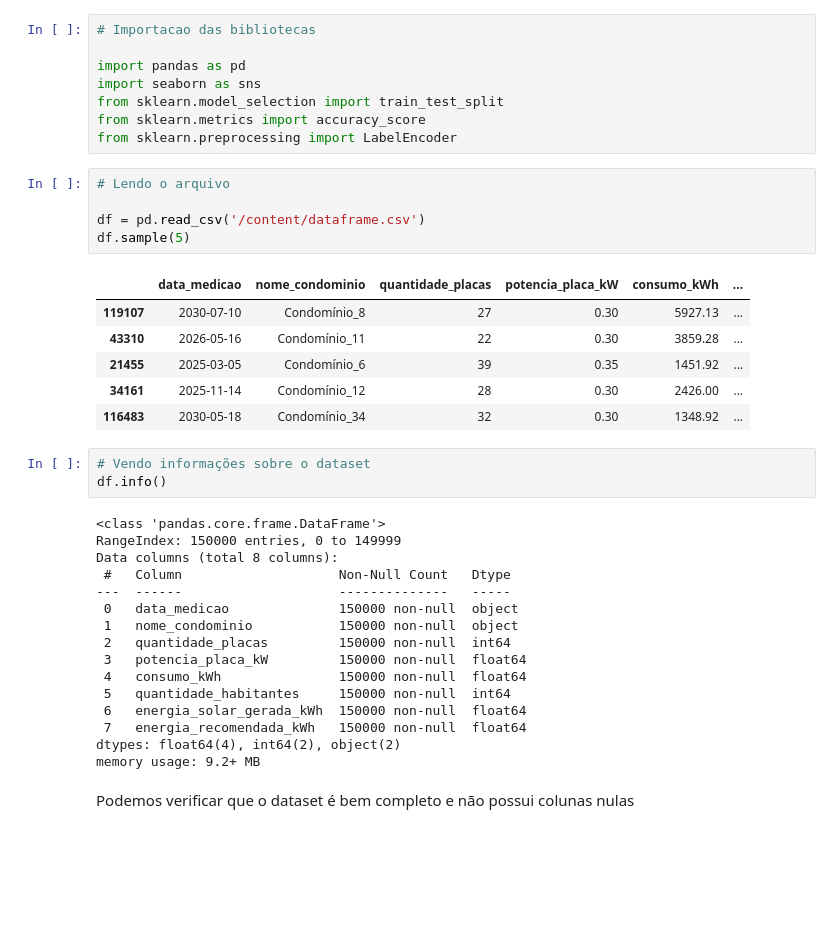
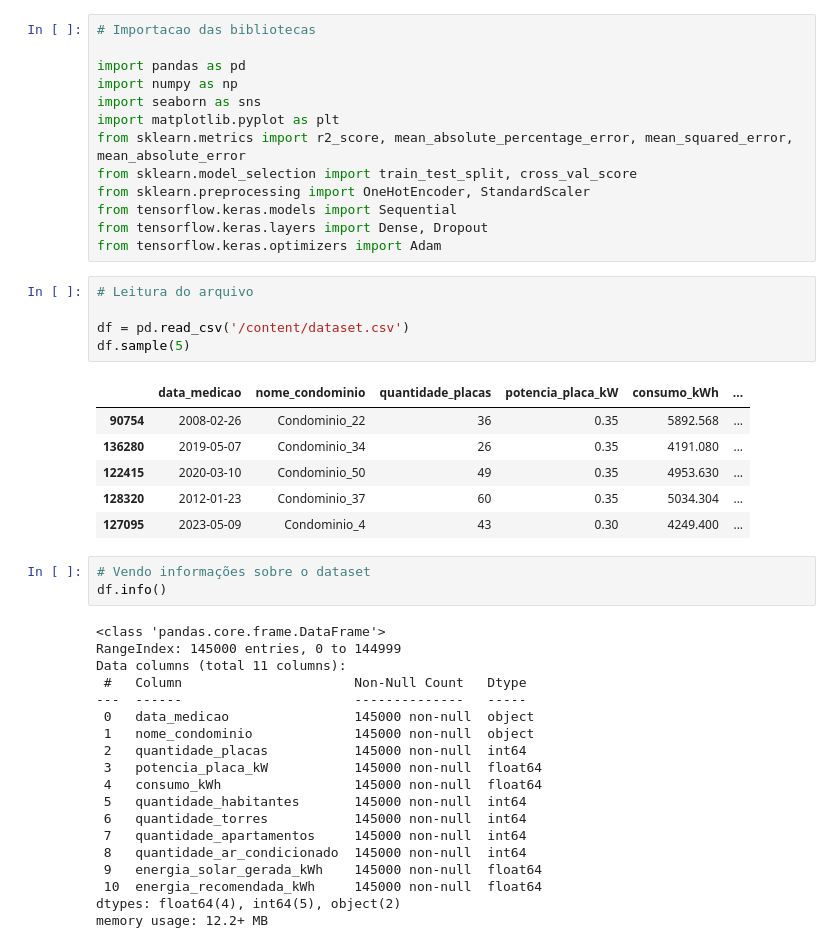
Before and after one commit to yagoluucas/modelo-regressao-energywise, a Jupyter notebook: modelo_regressao_energywise.ipynb, the cells around one changed output. Saved outputs shown, nothing was run; the diff lists cells and outputs as text; blank space fills up the shorter version.

Commit message:
atualizado arquivo jupyter com conclusão e base de dados

```diff
--- a/modelo_regressao_energywise.ipynb
+++ b/modelo_regressao_energywise.ipynb
@@ -2,40 +2,46 @@
 # Importacao das bibliotecas
 
 import pandas as pd
+import numpy as np
 import seaborn as sns
-from sklearn.model_selection import train_test_split
-from sklearn.metrics import accuracy_score
-from sklearn.preprocessing import LabelEncoder
+import matplotlib.pyplot as plt
+from sklearn.metrics import r2_score, mean_absolute_percentage_error, mean_squared_error, mean_absolute_error
+from sklearn.model_selection import train_test_split, cross_val_score
+from sklearn.preprocessing import OneHotEncoder, StandardScaler
+from tensorflow.keras.models import Sequential
+from tensorflow.keras.layers import Dense, Dropout
+from tensorflow.keras.optimizers import Adam
 # %%
-# Lendo o arquivo
+# Leitura do arquivo
 
-df = pd.read_csv('/content/dataframe.csv')
+df = pd.read_csv('/content/dataset.csv')
 df.sample(5)
 # %% [output]
 |  | data_medicao | nome_condominio | quantidade_placas | potencia_placa_kW | consumo_kWh | ... |
-| 119107 | 2030-07-10 | Condomínio_8 | 27 | 0.30 | 5927.13 | ... |
-| 43310 | 2026-05-16 | Condomínio_11 | 22 | 0.30 | 3859.28 | ... |
-| 21455 | 2025-03-05 | Condomínio_6 | 39 | 0.35 | 1451.92 | ... |
-| 34161 | 2025-11-14 | Condomínio_12 | 28 | 0.30 | 2426.00 | ... |
-| 116483 | 2030-05-18 | Condomínio_34 | 32 | 0.30 | 1348.92 | ... |
+| 90754 | 2008-02-26 | Condominio_22 | 36 | 0.35 | 5892.568 | ... |
+| 136280 | 2019-05-07 | Condominio_34 | 26 | 0.35 | 4191.080 | ... |
+| 122415 | 2020-03-10 | Condominio_50 | 49 | 0.35 | 4953.630 | ... |
+| 128320 | 2012-01-23 | Condominio_37 | 60 | 0.35 | 5034.304 | ... |
+| 127095 | 2023-05-09 | Condominio_4 | 43 | 0.30 | 4249.400 | ... |
 # %%
 # Vendo informações sobre o dataset
 df.info()
 # %% [output]
 <class 'pandas.core.frame.DataFrame'>
-RangeIndex: 150000 entries, 0 to 149999
-Data columns (total 8 columns):
- #   Column                    Non-Null Count   Dtype
----  ------                    --------------   -----
- 0   data_medicao              150000 non-null  object
- 1   nome_condominio           150000 non-null  object
- 2   quantidade_placas         150000 non-null  int64
- 3   potencia_placa_kW         150000 non-null  float64
- 4   consumo_kWh               150000 non-null  float64
- 5   quantidade_habitantes     150000 non-null  int64
- 6   energia_solar_gerada_kWh  150000 non-null  float64
- 7   energia_recomendada_kWh   150000 non-null  float64
-dtypes: float64(4), int64(2), object(2)
-memory usage: 9.2+ MB
+RangeIndex: 145000 entries, 0 to 144999
+Data columns (total 11 columns):
+ #   Column                      Non-Null Count   Dtype
+---  ------                      --------------   -----
+ 0   data_medicao                145000 non-null  object
+ 1   nome_condominio             145000 non-null  object
+ 2   quantidade_placas           145000 non-null  int64
+ 3   potencia_placa_kW           145000 non-null  float64
+ 4   consumo_kWh                 145000 non-null  float64
+ 5   quantidade_habitantes       145000 non-null  int64
+ 6   quantidade_torres           145000 non-null  int64
+ 7   quantidade_apartamentos     145000 non-null  int64
+ 8   quantidade_ar_condicionado  145000 non-null  int64
+ 9   energia_solar_gerada_kWh    145000 non-null  float64
+ 10  energia_recomendada_kWh     145000 non-null  float64
+dtypes: float64(4), int64(5), object(2)
+memory usage: 12.2+ MB
-# %% [markdown]
-Podemos verificar que o dataset é bem completo e não possui colunas nulas
```
Also changed, not shown: parts of 21 cells of this notebook, 2 other files.
